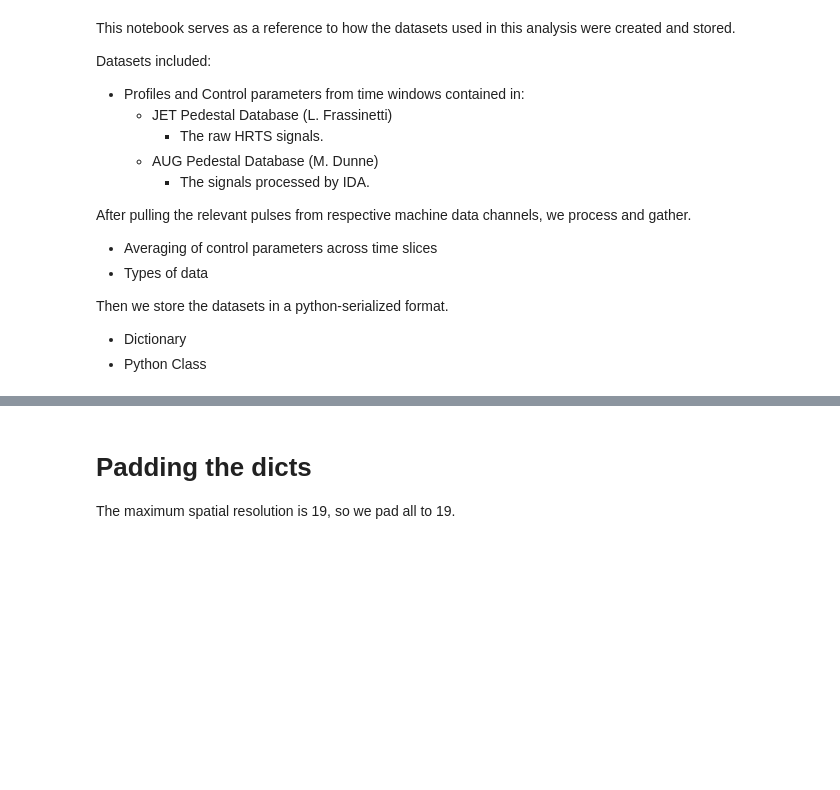
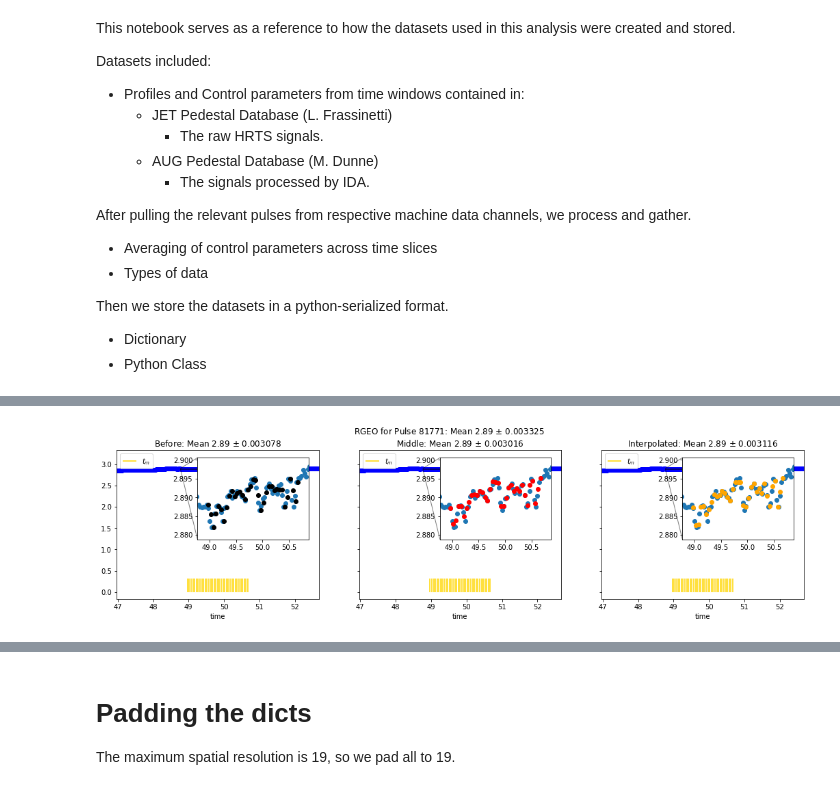
Before and after one commit to fusionby2030/moxie, a Jupyter notebook: moxie/data/Dataset_Creation.ipynb, the cells around one changed output, grey strips where cells are left out. Saved outputs shown, nothing was run; the diff lists cells and outputs as text; code cells hidden in the pictures; blank space fills up the shorter version.

```diff
--- a/moxie/data/Dataset_Creation.ipynb
+++ b/moxie/data/Dataset_Creation.ipynb
@@ -92,4 +210,5 @@ dict_keys(['profiles', 'radii', 'pulse_time_ids', 'stored_energy', 'controls', '
 # %%
+plt.close('all')
 # Plotting Routines:
 def shift_radius(rho_slices, psi_slices, rmid_slices):
     radii_shfited = np.zeros_like(rmid_slices)
@@ -127,30 +246,118 @@ def plot_profile_radii(pulse_profs, time_window_mask, RMID, RADII_SHIFTED, PSI,
 
     axs = axs.ravel()
 
     for n, (d_prof, t_prof) in enumerate(zip(d_profs, t_profs)):
         pedestal_mask = np.logical_and(RADII_SHIFTED[n] > -0.15, RADII_SHIFTED[n] < 0.05)
         axs[0].scatter(og_radius[pedestal_mask], d_prof[pedestal_mask])
         axs[2].scatter(RADII_SHIFTED[n][pedestal_mask], d_prof[pedestal_mask])
         axs[1].scatter(RMID[n][pedestal_mask], d_prof[pedestal_mask])
         axs[3].scatter(PSI[n][pedestal_mask], d_prof[pedestal_mask])
 
         axs[4].scatter(og_radius[pedestal_mask], t_prof[pedestal_mask])
         axs[6].scatter(RADII_SHIFTED[n][pedestal_mask], t_prof[pedestal_mask])
         axs[5].scatter(RMID[n][pedestal_mask], t_prof[pedestal_mask])
         axs[7].scatter(PSI[n][pedestal_mask], t_prof[pedestal_mask])
 
         axs[8].scatter(og_radius[pedestal_mask], (d_prof*t_prof)[pedestal_mask])
         axs[10].scatter(RADII_SHIFTED[n][pedestal_mask], (d_prof*t_prof)[pedestal_mask])
         axs[9].scatter(RMID[n][pedestal_mask], (d_prof*t_prof)[pedestal_mask])
         axs[11].scatter(PSI[n][pedestal_mask], (d_prof*t_prof)[pedestal_mask])
         # if n == 6:
         #     break
 
     axs[0].set_ylabel('Density [m-3]', fontsize='x-large')
     axs[4].set_ylabel('Temperature [eV]', fontsize='x-large')
     axs[8].set_ylabel('Pressure [eV m-3]', fontsize='x-large')
     axs[8].set_xlabel('HRTS RADIUS')
     axs[10].set_xlabel('$R_{mid} - R_{mid,sep}$')
     axs[9].set_xlabel('$R_{mid}$')
     axs[11].set_xlabel('$\Psi$')
     plt.show()
+
+def do_sample_plot(PULSE_DF):
+    MP_NAME_LIST = ['Q95', 'RGEO', 'CR0', 'VOLM', 'TRIU', 'TRIL', 'ELON', 'POHM', 'IPLA', 'BVAC', 'NBI', 'ICRH', 'ELER']
+
+    pbar = tqdm(PULSE_DF.iterrows())
+    i = 0
+    for index, row in pbar:
+        i += 1
+        if i < 2:
+            continue
+        pulse_num, t1, t2 = int(row['shot']), row['t1'], row['t2']
+        pulse_mps, pulse_profs = JET_RAW_DICT[str(pulse_num)]['inputs'], JET_RAW_DICT[str(pulse_num)]['outputs']
+
+        # Find the time windows used in JET PDB ELM AVERAGING (ABSOLUTE TIME)
+        time_windows, time_window_mask = get_profile_window_times(pulse_profs, t1, t2)
+        for key in MP_NAME_LIST:
+            mp_val, mp_time = pulse_mps[key]['values'], pulse_mps[key]['time']
+            plot_mp_windows(mp_val, mp_time, time_windows, delta_T = 0.05, title={'id': key, 'shotnum': pulse_num})
+        break
+
+    pass
+
+def plot_mp_windows(mp_values, mp_times, hrts_times, delta_T = 0.05, title={'id': 'MPNAME', 'shotnum': 'SHOTNUM'}):
+    if title['id'] == 'Q95':
+        return None
+    before_values, middle_values, interp_values = np.zeros(len(hrts_times)), np.zeros(len(hrts_times)), np.zeros(len(hrts_times))
+    # all
+    all_window_idx = np.logical_and(mp_times <= max(hrts_times) + delta_T*2, mp_times >= min(hrts_times) - delta_T*2)
+    all_mp_times = mp_times[all_window_idx]
+    all_mp_values = mp_values[all_window_idx]
+
+
+    # inerp values
+    f = interpolate.interp1d(all_mp_times, all_mp_values, kind='quadratic')
+    interp_values = f(hrts_times)
+    # Before
+    for slice_num, time in enumerate(hrts_times):
+        t2, t1 = time, time - delta_T
+        aggregation_idx = np.logical_and(mp_times <= t2, mp_times >= t1)
+        aggregation_vals = mp_values[aggregation_idx]
+        mean_of_window = np.mean(aggregation_vals)
+        before_values[slice_num] = mean_of_window
+
+    # Middle
+    for slice_num, time in enumerate(hrts_times):
+        t2, t1 = time + delta_T/2.0, time - delta_T/2.0
+        aggregation_idx = np.logical_and(mp_times <= t2, mp_times >= t1)
+        aggregation_vals = mp_values[aggregation_idx]
+        mean_of_window = np.mean(aggregation_vals)
+        middle_values[slice_num] = mean_of_window
+
+    fig, axs = plt.subplots(1, 3, figsize=(18, 4), sharex=True, sharey=True)
+
+    for n, ax in enumerate(axs):
+        ax.scatter(mp_times, mp_values, color='blue')
+        ax.vlines(x=hrts_times, ymin=0.0, ymax=0.1*max(mp_values), color='gold', label='$t_m$')
+        axins = ax.inset_axes([0.4, 0.4, 0.55, 0.55])
+        axins.scatter(mp_times, mp_values)
+        # axins.vlines(x=hrts_times, ymin=, ymax=0.1*max(mp_values), color='gold', label='$t_m$')
+        ax.legend()
+        if n == 0:
+            axins.scatter(hrts_times, before_values, label='Before', color='black')
+            ax.set_title('Before: Mean {:.4} $\pm$ {:.4}'.format(np.mean(before_values), np.std(before_values)))
+        elif n == 1:
+            axins.scatter(hrts_times, middle_values, label='Middle', color='red')
+            ax.set_title('Middle: Mean {:.4} $\pm$ {:.4}'.format(np.mean(middle_values), np.std(middle_values)))
+        else:
+            axins.scatter(hrts_times, interp_values, label='Interp', color='orange')
+            ax.set_title('Interpolated: Mean {:.4} $\pm$ {:.4}'.format(np.mean(interp_values), np.std(interp_values)))
+
+        axins.set_xlim(min(hrts_times) - 0.2, max(hrts_times) + 0.2)
+        if title['id'] != 'ELER':
+            axins.set_ylim(min(all_mp_values) - np.std(all_mp_values), max(all_mp_values) +np.std(all_mp_values))
+        else:
+            axins.set_ylim(min(all_mp_values) - 0.002*min(all_mp_values), max(all_mp_values) + 0.002*max(all_mp_values))
+        ax.indicate_inset_zoom(axins, edgecolor="black")
+
+
+        ax.set_xlim(min(hrts_times) - 2, max(hrts_times) + 2)
+        ax.set_xlabel('time')
+        # ax.label_outer()
+    plt.suptitle('{} for Pulse {}: Mean {:.4} $\pm$ {:.4}'.format(title['id'], title['shotnum'], np.mean(all_mp_values), np.std(all_mp_values)), y=1.0)
+    plt.show()
+
+
+do_sample_plot(PULSE_DF_SANDBOX)
+# %% [output]
+[figure, added]
```
Also changed, not shown: parts of 13 cells of this notebook, 2 other files.
